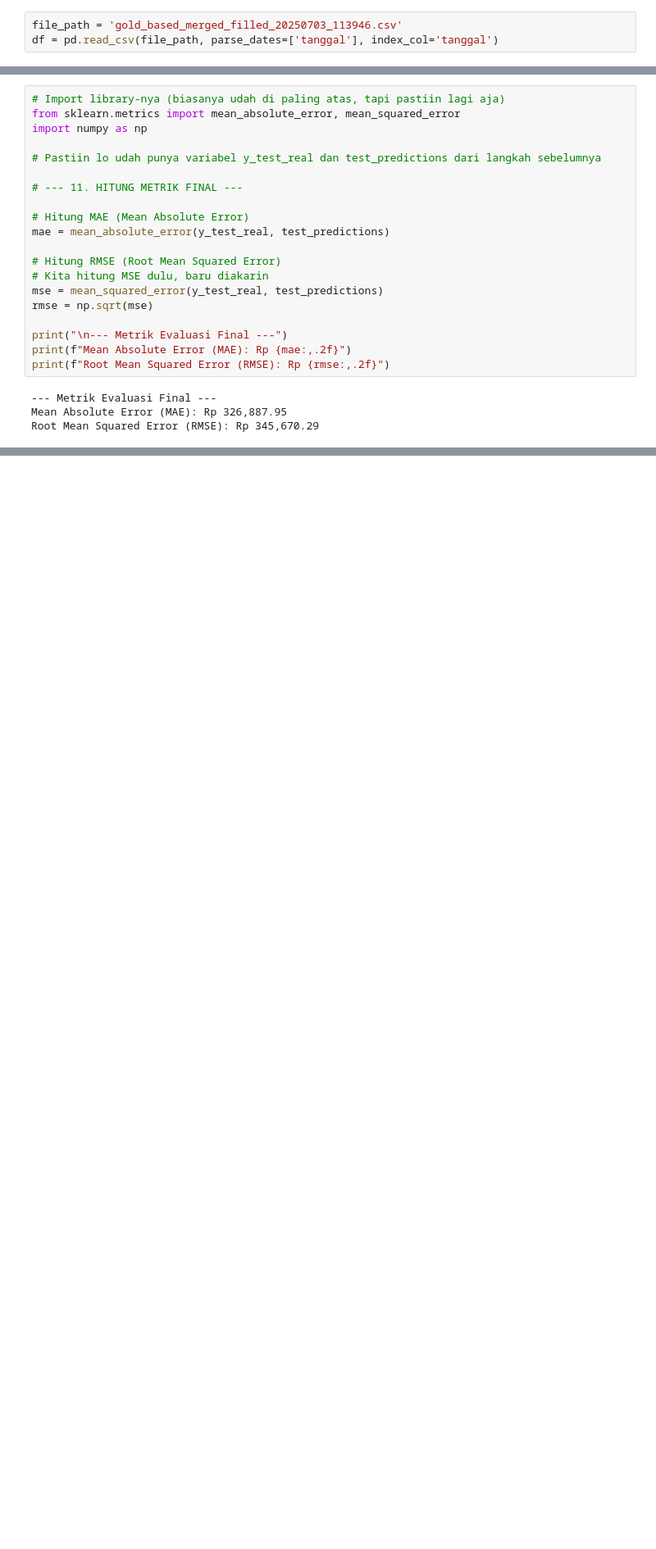
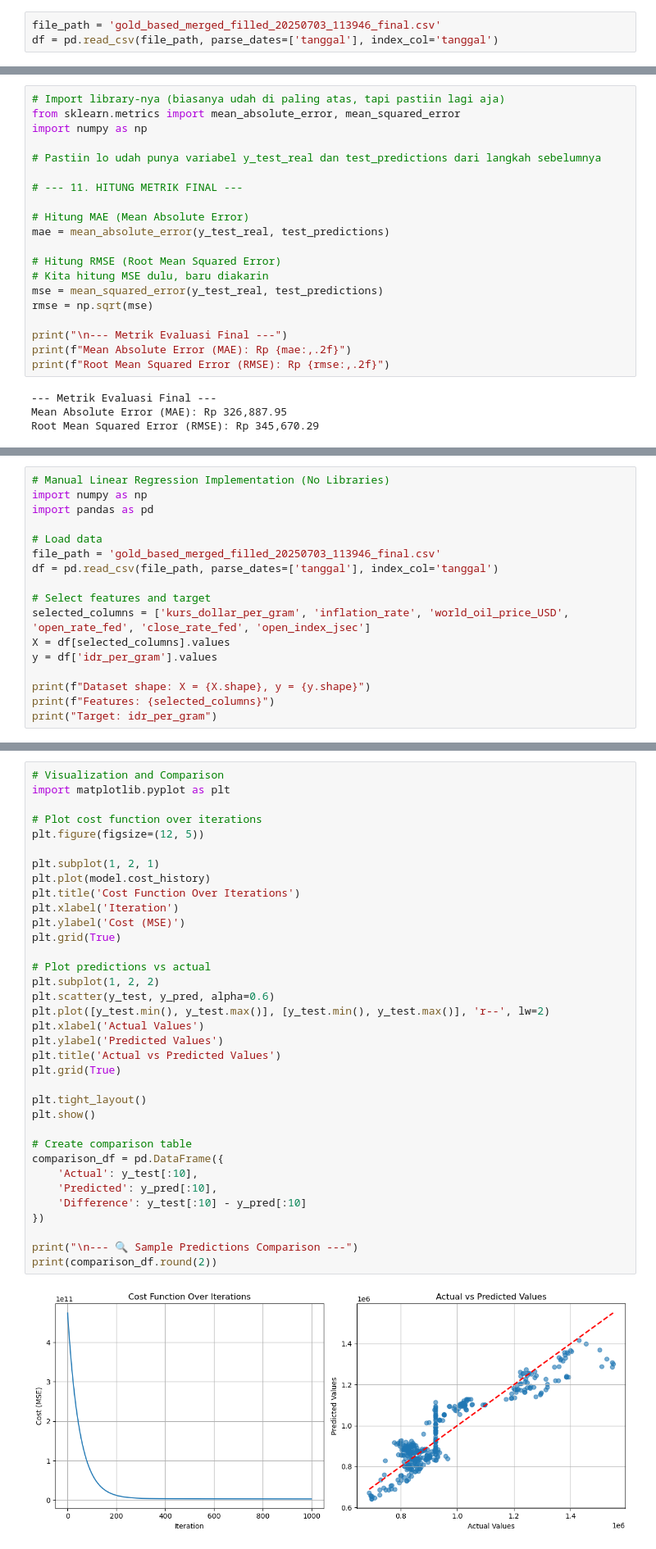
Before and after one commit to irfanprayoga29/gold-prediction-price, a Jupyter notebook: Model Testing/testing_model.ipynb, the cells around one changed output, grey strips where cells are left out. Shown at 82% size. Cells and saved outputs as stored; diff of their text form; blank space fills up the shorter version.

Commit message:
feat: finishing linear regression model and random forest

```diff
--- a/Model Testing/testing_model.ipynb
+++ b/Model Testing/testing_model.ipynb
@@ -5,7 +5,7 @@ from sklearn.linear_model import LinearRegression
 from sklearn.metrics import mean_absolute_error, r2_score
 from sklearn.ensemble import RandomForestRegressor
 # %%
-file_path = 'gold_based_merged_filled_20250703_113946.csv'
+file_path = 'gold_based_merged_filled_20250703_113946_final.csv'
 df = pd.read_csv(file_path, parse_dates=['tanggal'], index_col='tanggal')
 # %%
 df.rename(columns={
@@ -766,0 +767,17 @@ training baru LSTM
+# %%
+# Manual Linear Regression Implementation (No Libraries)
+import numpy as np
+import pandas as pd
+
+# Load data
+file_path = 'gold_based_merged_filled_20250703_113946_final.csv'
+df = pd.read_csv(file_path, parse_dates=['tanggal'], index_col='tanggal')
+
+# Select features and target
+selected_columns = ['kurs_dollar_per_gram', 'inflation_rate', 'world_oil_price_USD', 'open_rate_fed', 'close_rate_fed', 'open_index_jsec']
+X = df[selected_columns].values
+y = df['idr_per_gram'].values
+
+print(f"Dataset shape: X = {X.shape}, y = {y.shape}")
+print(f"Features: {selected_columns}")
+print("Target: idr_per_gram")
@@ -766,0 +1010,37 @@ training baru LSTM
+# %%
+# Visualization and Comparison
+import matplotlib.pyplot as plt
+
+# Plot cost function over iterations
+plt.figure(figsize=(12, 5))
+
+plt.subplot(1, 2, 1)
+plt.plot(model.cost_history)
+plt.title('Cost Function Over Iterations')
+plt.xlabel('Iteration')
+plt.ylabel('Cost (MSE)')
+plt.grid(True)
+
+# Plot predictions vs actual
+plt.subplot(1, 2, 2)
+plt.scatter(y_test, y_pred, alpha=0.6)
+plt.plot([y_test.min(), y_test.max()], [y_test.min(), y_test.max()], 'r--', lw=2)
+plt.xlabel('Actual Values')
+plt.ylabel('Predicted Values')
+plt.title('Actual vs Predicted Values')
+plt.grid(True)
+
+plt.tight_layout()
+plt.show()
+
+# Create comparison table
+comparison_df = pd.DataFrame({
+    'Actual': y_test[:10],
+    'Predicted': y_pred[:10],
+    'Difference': y_test[:10] - y_pred[:10]
+})
+
+print("\n--- 🔍 Sample Predictions Comparison ---")
+print(comparison_df.round(2))
+# %% [output]
+[figure, added]
```
Also changed, not shown: parts of 26 cells of this notebook.
